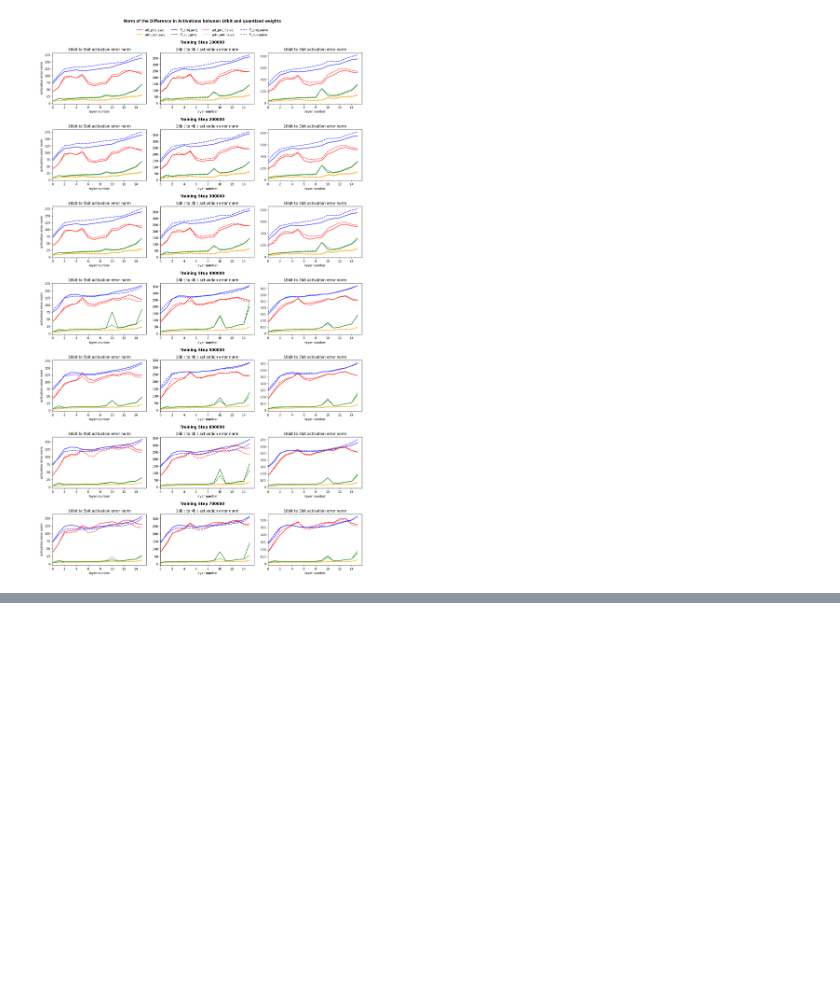
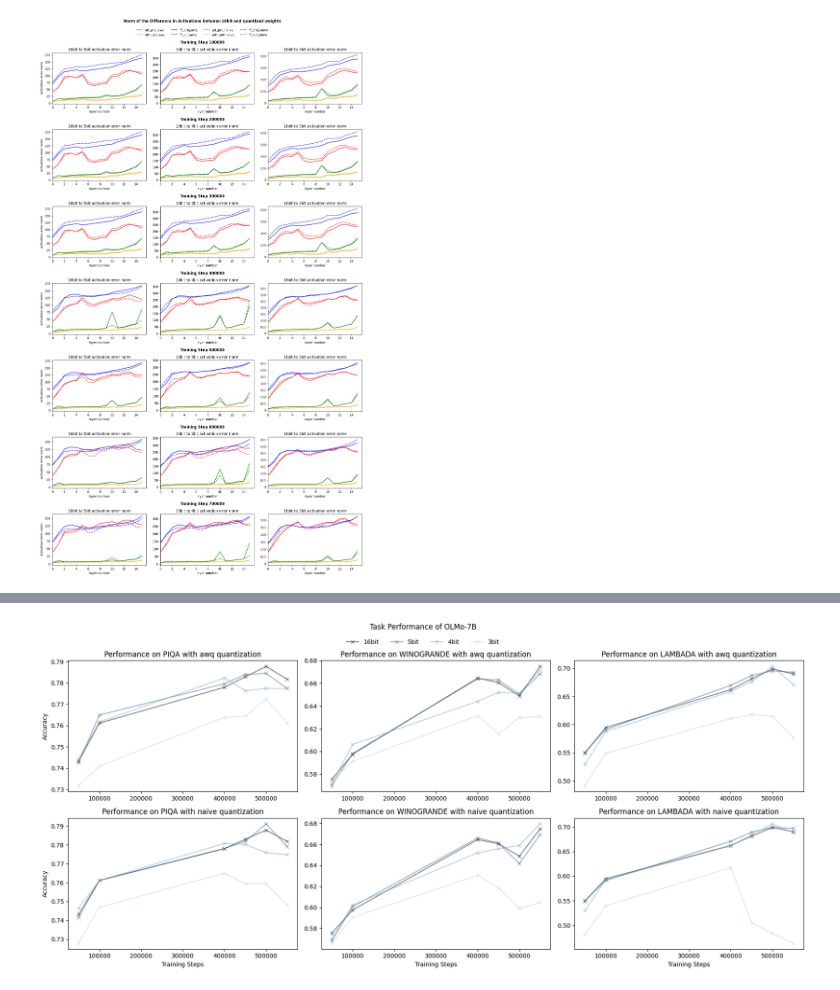
Before and after one commit to reeceshuttle/deep-learning-proj, a Jupyter notebook: results.ipynb, the cells around one changed output, grey strips where cells are left out. Drawn from its saved outputs; the diff is of its cells as text; code cells hidden in the pictures; blank space fills up the shorter version.

```diff
--- a/results.ipynb
+++ b/results.ipynb
@@ -292,0 +364,38 @@ plt.savefig('blog/images/error_norm.png', bbox_inches = 'tight', dpi=200)
+# %%
+fig, axes = plt.subplots(2,3,figsize=(18,8))
+
+
+
+
+for i, task in enumerate([piqa_acc, wino_acc, lamb_acc]):
+    for j, method in enumerate(['awq', 'naive']): #
+        for bits in ["16","5","4","3"]: # "2"
+
+            axes[j,i].plot(real_steps, task['7b'][method][bits], marker='x', label=f'{bits}bit', alpha=0.5, c=bit_to_color[bits])
+        if i == 0: pass
+
+        if i == 0: task_name = 'piqa'
+        if i == 1: task_name = 'winogrande'
+        if i == 2: task_name = 'lambada'
+        axes[j,i].set_title(f'Performance on {task_name.upper()} with {method} quantization')
+
+
+handles, labels = [], []
+for ax in axes.flat:
+    h, l = ax.get_legend_handles_labels()
+    handles.extend(h)
+    labels.extend(l)
+unique = dict(zip(labels, handles))
+fig.legend(unique.values(), unique.keys(), loc="upper center", ncol=4, bbox_to_anchor=(0.5, 0.99), frameon=False)
+fig.suptitle("Task Performance of OLMo-7B", y=1.02)
+
+axes[1,0].set_xlabel('Training Steps')
+axes[1,1].set_xlabel('Training Steps')
+axes[1,2].set_xlabel('Training Steps')
+
+axes[0,0].set_ylabel('Accuracy')
+axes[1,0].set_ylabel('Accuracy')
+plt.tight_layout()
+plt.savefig('blog/images/QiD_task_perf_7B.png', bbox_inches = 'tight', dpi=200)
+# %% [output]
+[figure, added]
```
Also changed, not shown: parts of 4 cells of this notebook, 3 other files.
